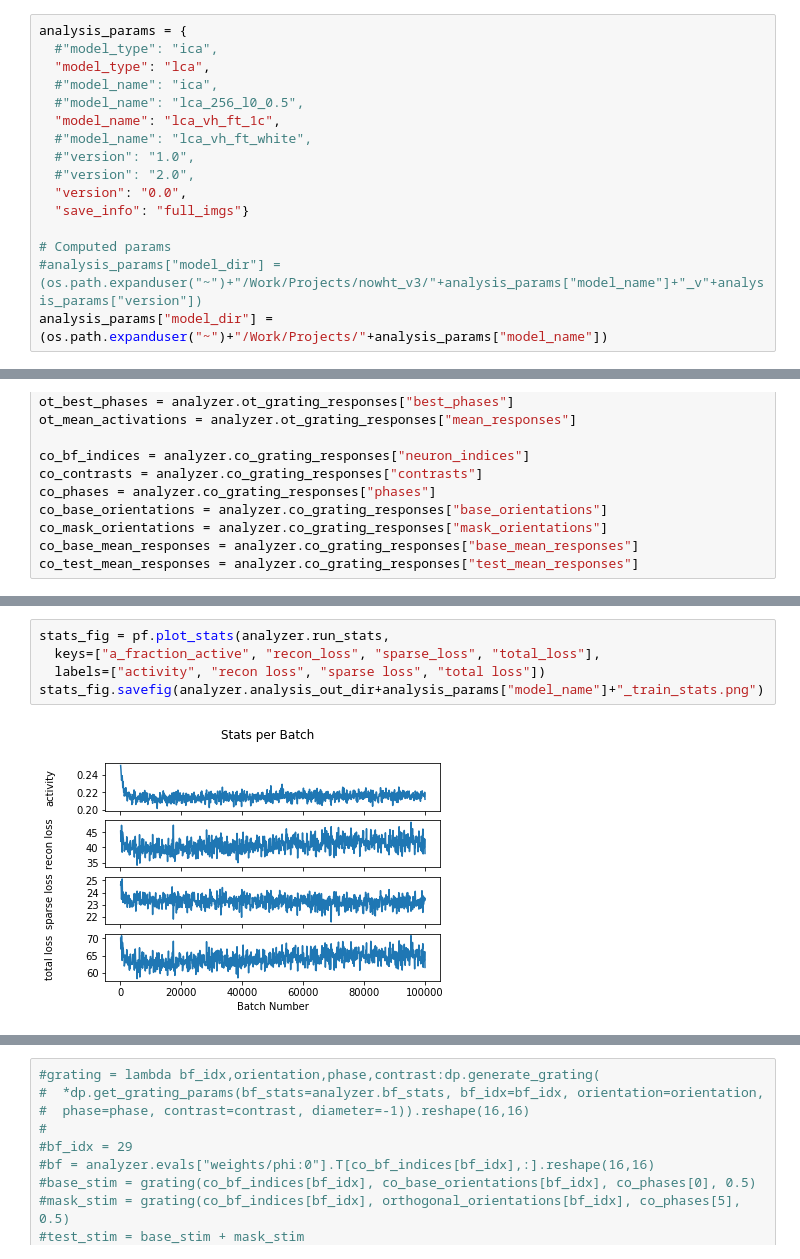
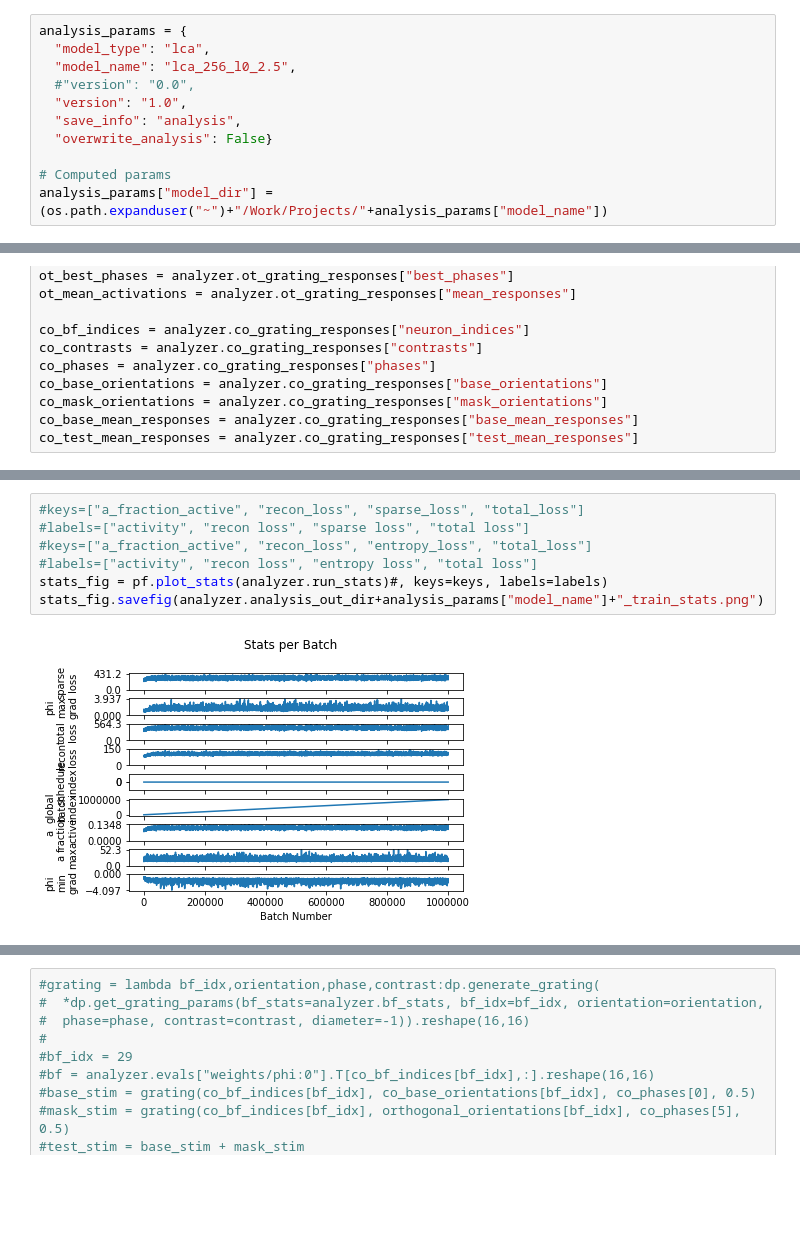
Before and after one commit to dpaiton/DeepSparseCoding, a Jupyter notebook: vis_lca.ipynb, the cells around one changed output, grey strips where cells are left out. Cells and saved outputs as stored; diff of their text form; blank space fills up the shorter version.

```diff
--- a/vis_lca.ipynb
+++ b/vis_lca.ipynb
@@ -18,19 +18,14 @@ import utils.plot_functions as pf
 import analysis.analysis_picker as ap
 # %%
 analysis_params = {
-  #"model_type": "ica",
   "model_type": "lca",
-  #"model_name": "ica",
-  #"model_name": "lca_256_l0_0.5",
-  "model_name": "lca_vh_ft_1c",
-  #"model_name": "lca_vh_ft_white",
-  #"version": "1.0",
-  #"version": "2.0",
-  "version": "0.0",
-  "save_info": "full_imgs"}
+  "model_name": "lca_256_l0_2.5",
+  #"version": "0.0",
+  "version": "1.0",
+  "save_info": "analysis",
+  "overwrite_analysis": False}
 
 # Computed params
-#analysis_params["model_dir"] = (os.path.expanduser("~")+"/Work/Projects/nowht_v3/"+analysis_params["model_name"]+"_v"+analysis_params["version"])
 analysis_params["model_dir"] = (os.path.expanduser("~")+"/Work/Projects/"+analysis_params["model_name"])
 # %%
 analyzer = ap.get_analyzer(analysis_params)
@@ -54,10 +363,12 @@ co_test_mean_responses = analyzer.co_grating_responses["test_mean_responses"]
 # %%
-stats_fig = pf.plot_stats(analyzer.run_stats,
-  keys=["a_fraction_active", "recon_loss", "sparse_loss", "total_loss"],
-  labels=["activity", "recon loss", "sparse loss", "total loss"])
+#keys=["a_fraction_active", "recon_loss", "sparse_loss", "total_loss"]
+#labels=["activity", "recon loss", "sparse loss", "total loss"]
+#keys=["a_fraction_active", "recon_loss", "entropy_loss", "total_loss"]
+#labels=["activity", "recon loss", "entropy loss", "total loss"]
+stats_fig = pf.plot_stats(analyzer.run_stats)#, keys=keys, labels=labels)
 stats_fig.savefig(analyzer.analysis_out_dir+analysis_params["model_name"]+"_train_stats.png")
 # %% [output]
-[figure, old version]
+[figure, new version]
 # %%
 atas_fig = pf.plot_data_tiled(analyzer.atas.T, normalize=False, title="Activity triggered averages on image data")
 atas_fig.savefig(analyzer.analysis_out_dir+analysis_params["model_name"]+"_img_atas.png")
```
Also changed, not shown: parts of 37 cells of this notebook, 32 other files.
